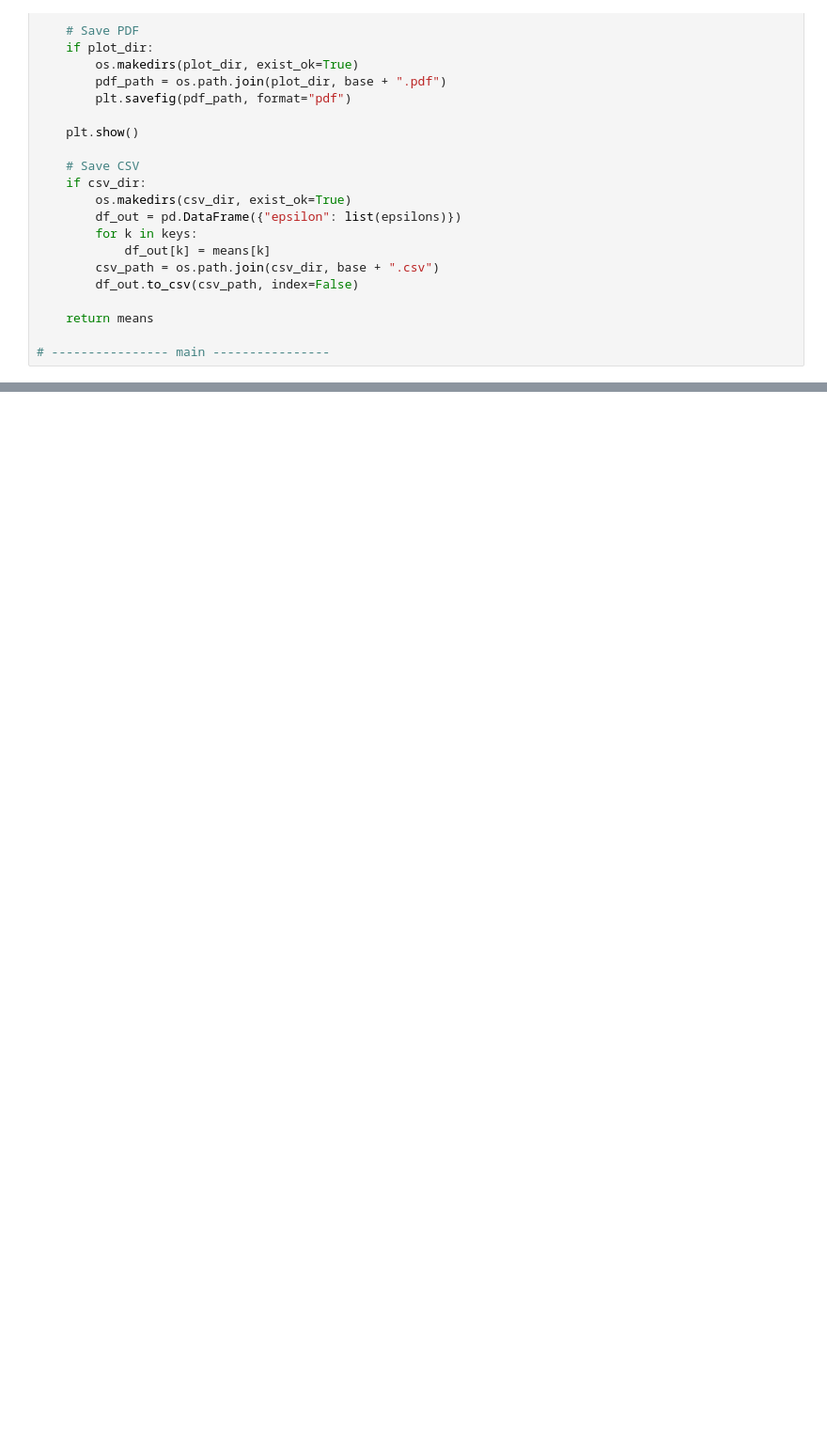
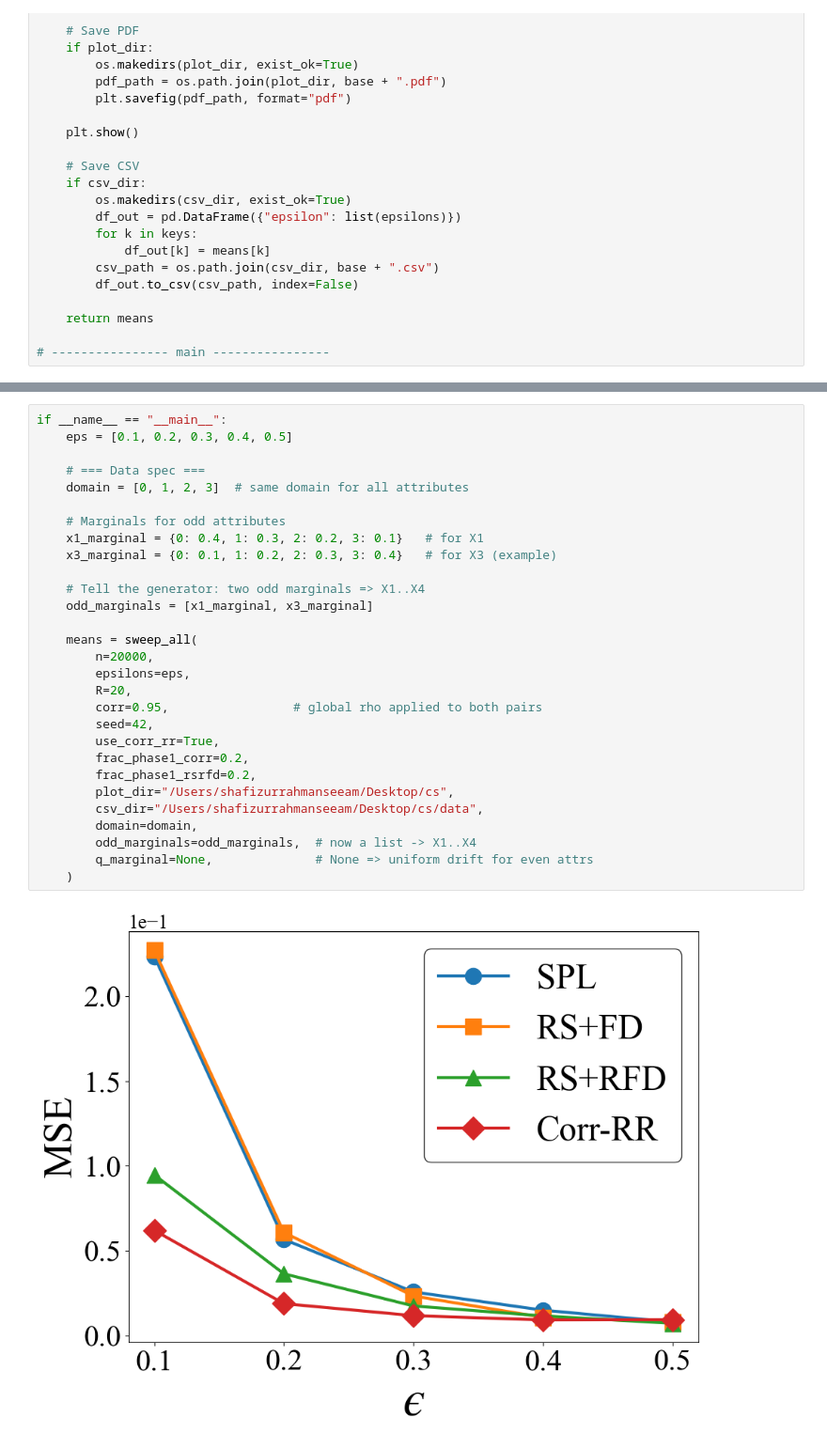
Before and after one commit to shafizurRseeam/pet_today, a Jupyter notebook: 4d_4k_mse_epsilon.ipynb, the cells around one changed output, grey strips where cells are left out. Shown at 94% size. Cells and saved outputs as stored; diff of their text form; blank space fills up the shorter version.

```diff
--- a/4d_4k_mse_epsilon.ipynb
+++ b/4d_4k_mse_epsilon.ipynb
@@ -574,0 +305,31 @@ if __name__ == "__main__":
+# %%
+if __name__ == "__main__":
+    eps = [0.1, 0.2, 0.3, 0.4, 0.5]
+
+    # === Data spec ===
+    domain = [0, 1, 2, 3]  # same domain for all attributes
+
+    # Marginals for odd attributes
+    x1_marginal = {0: 0.4, 1: 0.3, 2: 0.2, 3: 0.1}   # for X1
+    x3_marginal = {0: 0.1, 1: 0.2, 2: 0.3, 3: 0.4}   # for X3 (example)
+
+    # Tell the generator: two odd marginals => X1..X4
+    odd_marginals = [x1_marginal, x3_marginal]
+
+    means = sweep_all(
+        n=20000,
+        epsilons=eps,
+        R=20,
+        corr=0.95,                 # global rho applied to both pairs
+        seed=42,
+        use_corr_rr=True,
+        frac_phase1_corr=0.2,
+        frac_phase1_rsrfd=0.2,
+        plot_dir="/Users/shafizurrahmanseeam/Desktop/cs",
+        csv_dir="/Users/shafizurrahmanseeam/Desktop/cs/data",
+        domain=domain,
+        odd_marginals=odd_marginals,  # now a list -> X1..X4
+        q_marginal=None,              # None => uniform drift for even attrs
+    )
+# %% [output]
+[figure, added]
```
Also changed, not shown: parts of 5 cells of this notebook, 2 other files.
